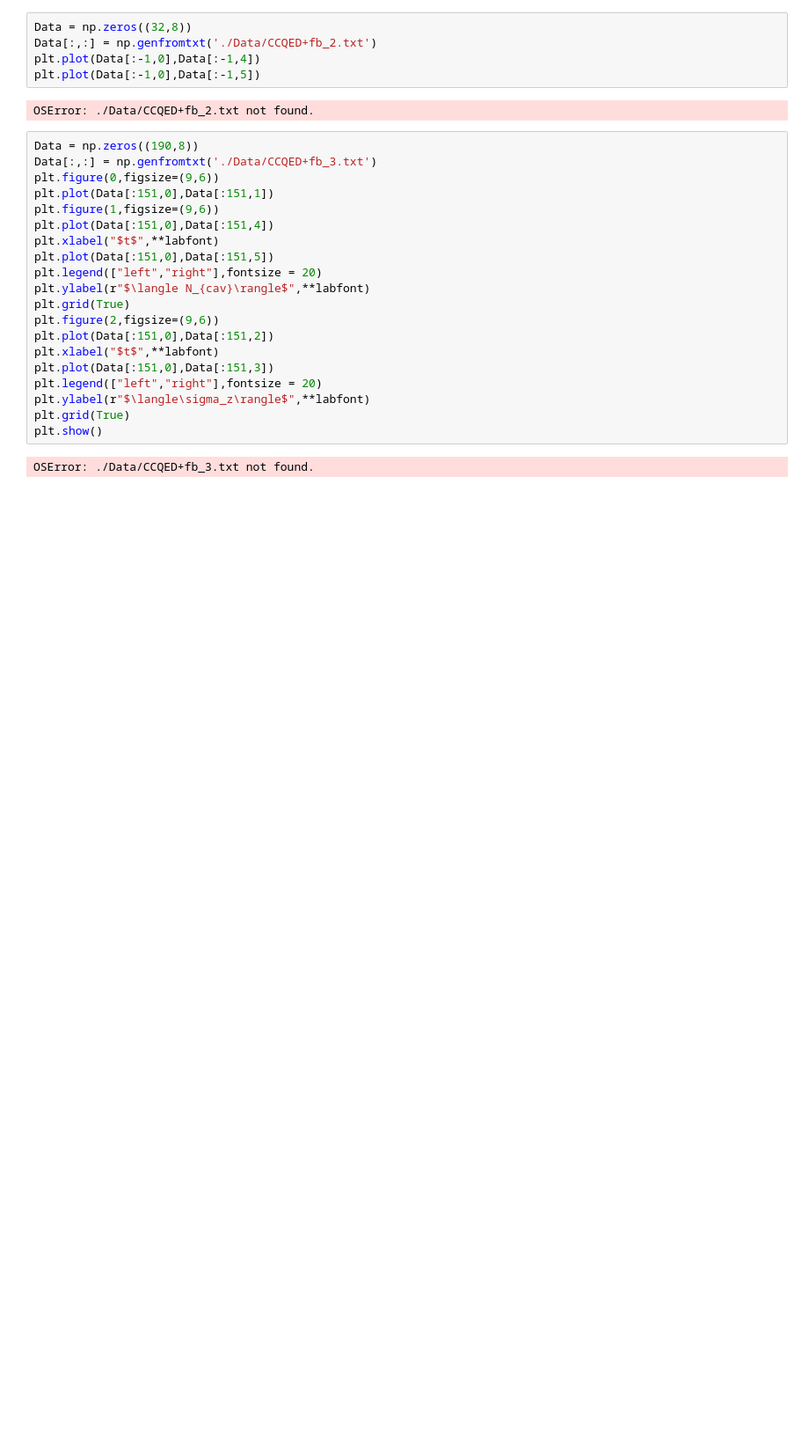
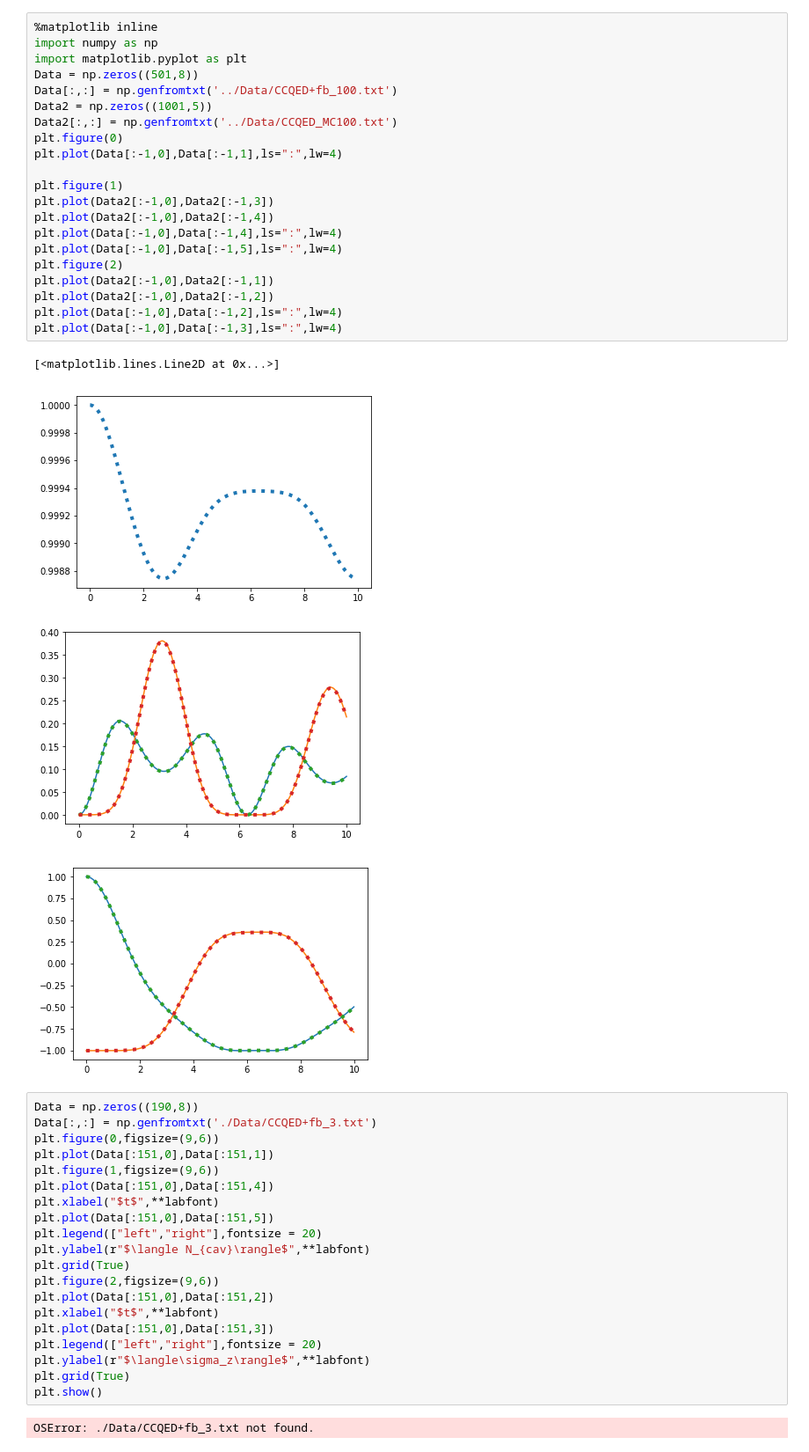
Before and after one commit to nemetniki/Kerr, a Jupyter notebook: ccqed+fb_tensor/CCQED_MPS.ipynb, the cells around one changed output. Shown at 88% size. Saved outputs shown, nothing was run; the diff lists cells and outputs as text; blank space fills up the shorter version.

```diff
--- a/ccqed+fb_tensor/CCQED_MPS.ipynb
+++ b/ccqed+fb_tensor/CCQED_MPS.ipynb
@@ -35,10 +37,29 @@ label_dat = "measured data"
-# %%
-Data = np.zeros((32,8))
-Data[:,:] = np.genfromtxt('./Data/CCQED+fb_2.txt')
-plt.plot(Data[:-1,0],Data[:-1,4])
-plt.plot(Data[:-1,0],Data[:-1,5])
-# %% [output]
-OSError: ./Data/CCQED+fb_2.txt not found.
+# %%
+%matplotlib inline
+import numpy as np
+import matplotlib.pyplot as plt
+Data = np.zeros((501,8))
+Data[:,:] = np.genfromtxt('../Data/CCQED+fb_100.txt')
+Data2 = np.zeros((1001,5))
+Data2[:,:] = np.genfromtxt('../Data/CCQED_MC100.txt')
+plt.figure(0)
+plt.plot(Data[:-1,0],Data[:-1,1],ls=":",lw=4)
+
+plt.figure(1)
+plt.plot(Data2[:-1,0],Data2[:-1,3])
+plt.plot(Data2[:-1,0],Data2[:-1,4])
+plt.plot(Data[:-1,0],Data[:-1,4],ls=":",lw=4)
+plt.plot(Data[:-1,0],Data[:-1,5],ls=":",lw=4)
+plt.figure(2)
+plt.plot(Data2[:-1,0],Data2[:-1,1])
+plt.plot(Data2[:-1,0],Data2[:-1,2])
+plt.plot(Data[:-1,0],Data[:-1,2],ls=":",lw=4)
+plt.plot(Data[:-1,0],Data[:-1,3],ls=":",lw=4)
+# %% [output]
+[<matplotlib.lines.Line2D at 0x...>]
+[figure, added]
+[figure, added]
+[figure, added]
 # %%
 Data = np.zeros((190,8))
 Data[:,:] = np.genfromtxt('./Data/CCQED+fb_3.txt')
```
Also changed, not shown: parts of 1 cell of this notebook, 5 other files.
